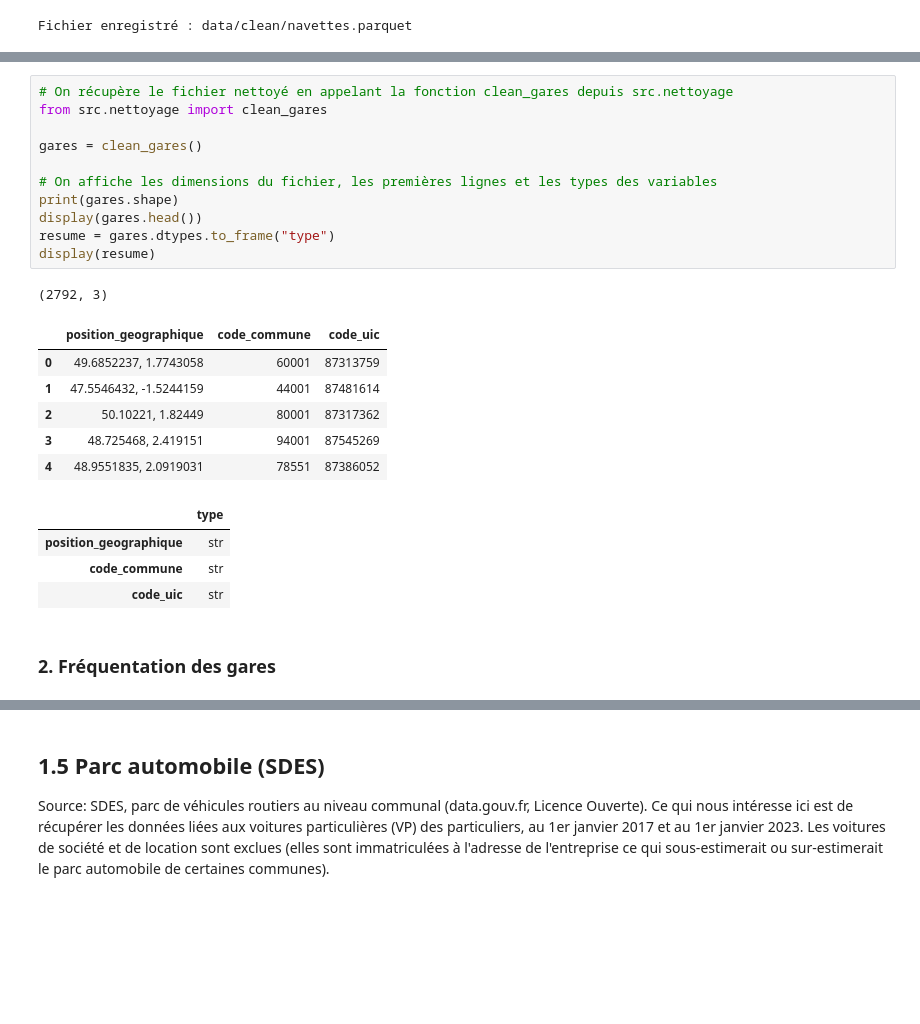
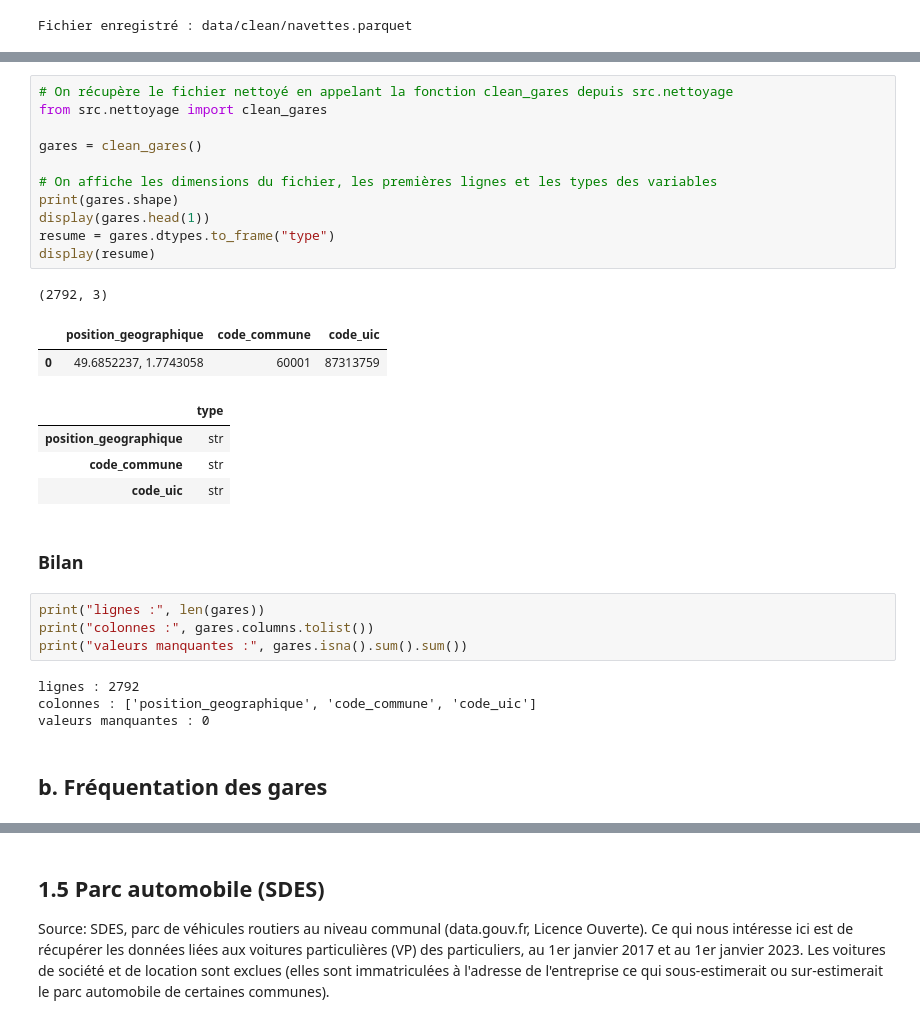
Before and after one commit to eleonoresamson3-alt/le-rail-suit-il-la-France-qui-grandit-, a Jupyter notebook: notebooks/01_donnees.ipynb, the cells around one changed output, grey strips where cells are left out. Cells and saved outputs as stored; diff of their text form; blank space fills up the shorter version.

```diff
--- a/notebooks/01_donnees.ipynb
+++ b/notebooks/01_donnees.ipynb
@@ -353,25 +351,31 @@ Colonnes à supprimer :
 # %%
 # On récupère le fichier nettoyé en appelant la fonction clean_gares depuis src.nettoyage
 from src.nettoyage import clean_gares
 
 gares = clean_gares()
 
 # On affiche les dimensions du fichier, les premières lignes et les types des variables
 print(gares.shape)
-display(gares.head())
+display(gares.head(1))
 resume = gares.dtypes.to_frame("type")
 display(resume)
 # %% [output]
 (2792, 3)
 |  | position_geographique | code_commune | code_uic |
 | 0 | 49.6852237, 1.7743058 | 60001 | 87313759 |
-| 1 | 47.5546432, -1.5244159 | 44001 | 87481614 |
-| 2 | 50.10221, 1.82449 | 80001 | 87317362 |
-| 3 | 48.725468, 2.419151 | 94001 | 87545269 |
-| 4 | 48.9551835, 2.0919031 | 78551 | 87386052 |
 |  | type |
 | position_geographique | str |
 | code_commune | str |
 | code_uic | str |
+# %% [markdown]
+### Bilan
+# %%
+print("lignes :", len(gares))
+print("colonnes :", gares.columns.tolist())
+print("valeurs manquantes :", gares.isna().sum().sum())
+# %% [output]
+lignes : 2792
+colonnes : ['position_geographique', 'code_commune', 'code_uic']
+valeurs manquantes : 0
 # %% [markdown]
-### 2. Fréquentation des gares
+## b. Fréquentation des gares
```
Also changed, not shown: parts of 14 cells of this notebook.
